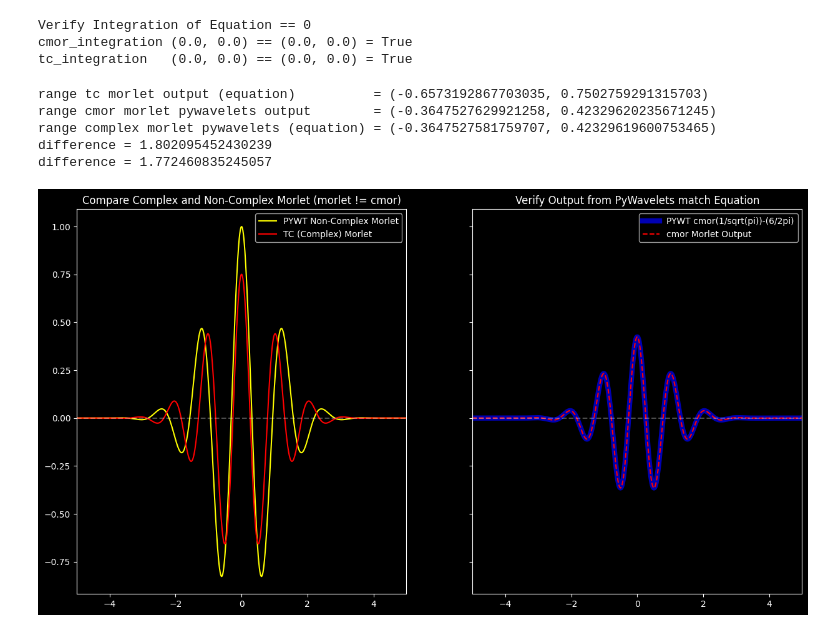
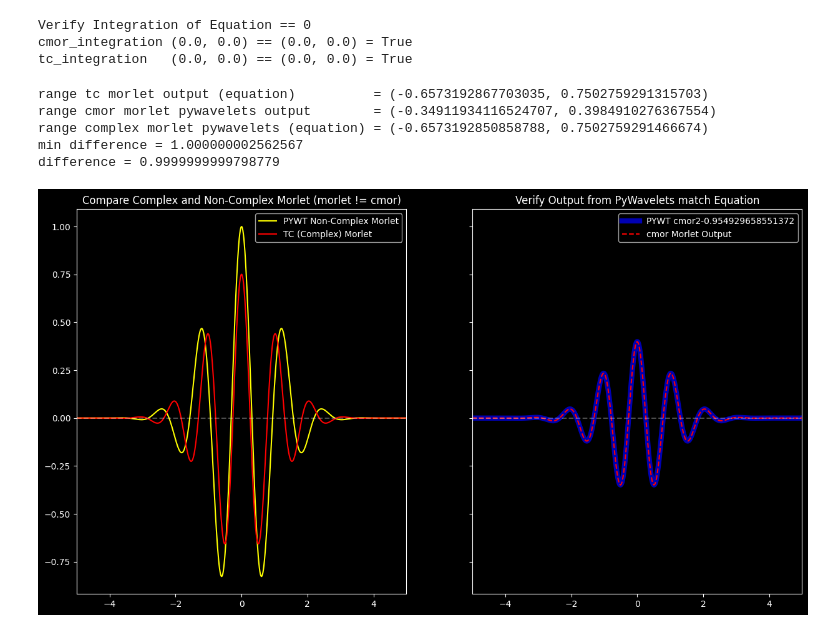
Before and after one commit to cyschneck/wavelet-tutorial, a Jupyter notebook: matching_scales.ipynb, the cells around one changed output. Saved outputs shown, nothing was run; the diff lists cells and outputs as text; code cells hidden in the pictures.

```diff
--- a/matching_scales.ipynb
+++ b/matching_scales.ipynb
@@ -133,11 +133,13 @@ def tc_morlet(time_step):
 # https://pywavelets.readthedocs.io/en/latest/ref/cwt.html#complex-morlet-wavelets
 # B = bandwidth
 # C = center frequency
-bandwidth = math.sqrt(math.pi)
+bandwidth = 2
 center_freq = 6/(2*math.pi) # C * 2 * pi = 2 * pi = approx 6 (morlet default)
+amp_multiply = math.sqrt(2)*np.power(math.pi, 1/4)
 
 complex_morlet = f"cmor{bandwidth}-{center_freq}"
 [psi, x] = pywt.ContinuousWavelet(complex_morlet).wavefun(10)
+[psi_default, x_default] = pywt.ContinuousWavelet(f"cmor{math.sqrt(math.pi)}-{center_freq}").wavefun(10)
 [psi_m, x_m] = pywt.ContinuousWavelet('morl').wavefun(10)
 
 tc_output = []
@@ -166,29 +168,28 @@ tc_integration   (0.0, 0.0) == (0.0, 0.0) = True
 # %%
 print(f"range tc morlet output (equation)          = ({np.min(np.real(tc_output))}, {np.max(np.real(tc_output))})")
 print(f"range cmor morlet pywavelets output        = ({np.min(np.real(cmor_pywt_output))}, {np.max(np.real(cmor_pywt_output))})")
-print(f"range complex morlet pywavelets (equation) = ({np.min(np.real(psi))}, {np.max(np.real(psi))})")
-
-print(f"difference = {np.min(np.real(tc_output)) / np.min(np.real(psi))}")
-print(f"difference = {np.max(np.real(tc_output)) / np.max(np.real(psi))}")
+print(f"range complex morlet pywavelets (equation) = ({np.min(np.real(psi)*amp_multiply)}, {np.max(np.real(psi)*amp_multiply)})")
+print(f"min difference = {np.min(np.real(tc_output)) / np.min(np.real(psi)*amp_multiply)}")
+print(f"difference = {np.max(np.real(tc_output)) / np.max(np.real(psi)*amp_multiply)}")
 # %% [output]
 range tc morlet output (equation)          = (-0.6573192867703035, 0.7502759291315703)
-range cmor morlet pywavelets output        = (-0.3647527629921258, 0.42329620235671245)
-range complex morlet pywavelets (equation) = (-0.3647527581759707, 0.42329619600753465)
-difference = 1.802095452430239
-difference = 1.772460835245057
+range cmor morlet pywavelets output        = (-0.34911934116524707, 0.3984910276367554)
+range complex morlet pywavelets (equation) = (-0.6573192850858788, 0.7502759291466674)
+min difference = 1.000000002562567
+difference = 0.9999999999798779
 # %%
 fig, (ax1, ax2) = plt.subplots(1, 2, figsize=(15, 8), sharex=True, sharey=True)
 ax1.plot(x, np.real(psi_m), label="PYWT Non-Complex Morlet", c="yellow")
 ax1.plot(x, np.real(tc_output), label="TC (Complex) Morlet", c="red")
 ax1.set_title("Compare Complex and Non-Complex Morlet (morlet != cmor)")
 ax1.axhline(0, linestyle='--', alpha=0.3)
 ax1.set_xlim([-5, 5])
 ax1.legend()
-ax2.plot(x, np.real(psi), label="PYWT cmor(1/sqrt(pi))-(6/2pi)", c="blue", linewidth=6, alpha=0.7)
+ax2.plot(x, np.real(psi), label=f"PYWT {complex_morlet}", c="blue", linewidth=6, alpha=0.7)
 ax2.plot(x, np.real(cmor_pywt_output), label="cmor Morlet Output", linestyle='--', c="red")
 ax2.set_title("Verify Output from PyWavelets match Equation")
 ax2.axhline(0, linestyle='--', alpha=0.3)
 ax2.legend()
 plt.show()
 # %% [output]
-[figure, old version]
+[figure, new version]
```
Also changed, not shown: parts of 5 cells of this notebook, 3 other files.
